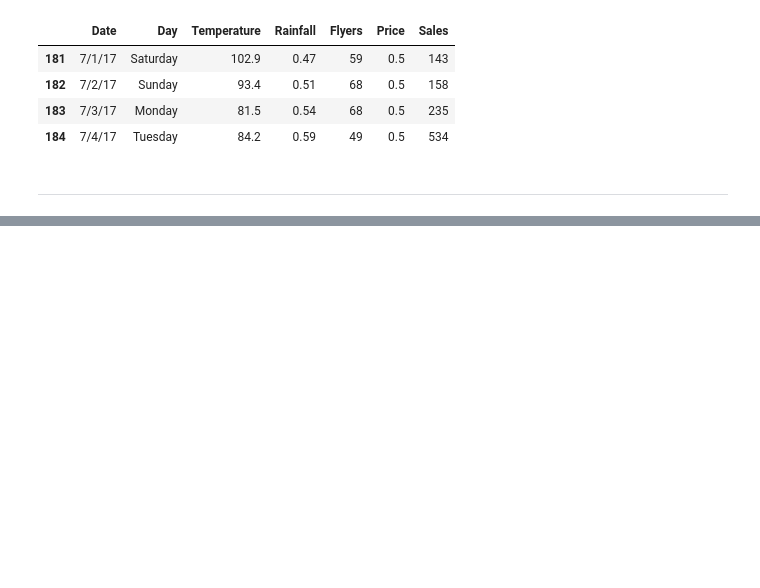
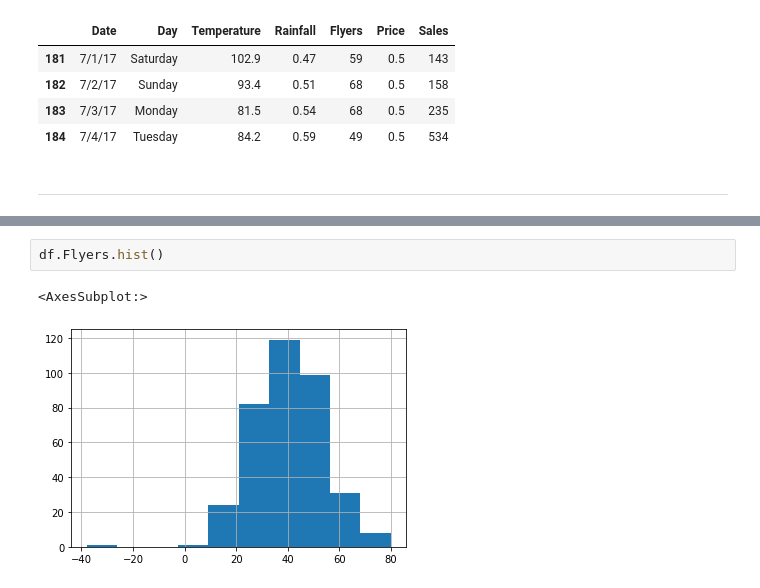
Before and after one commit to NSharick/anomaly-detection-exercises, a Jupyter notebook: continuous_probabilistic_methods.ipynb, the cells around one changed output, grey strips where cells are left out. Saved outputs shown, nothing was run; the diff lists cells and outputs as text; blank space fills up the shorter version.

```diff
--- a/continuous_probabilistic_methods.ipynb
+++ b/continuous_probabilistic_methods.ipynb
@@ -206,0 +217,5 @@ df[df['Sales'] > sales_upper]
+# %%
+df.Flyers.hist()
+# %% [output]
+<AxesSubplot:>
+[figure, added]
```
Also changed, not shown: parts of 15 cells of this notebook.
